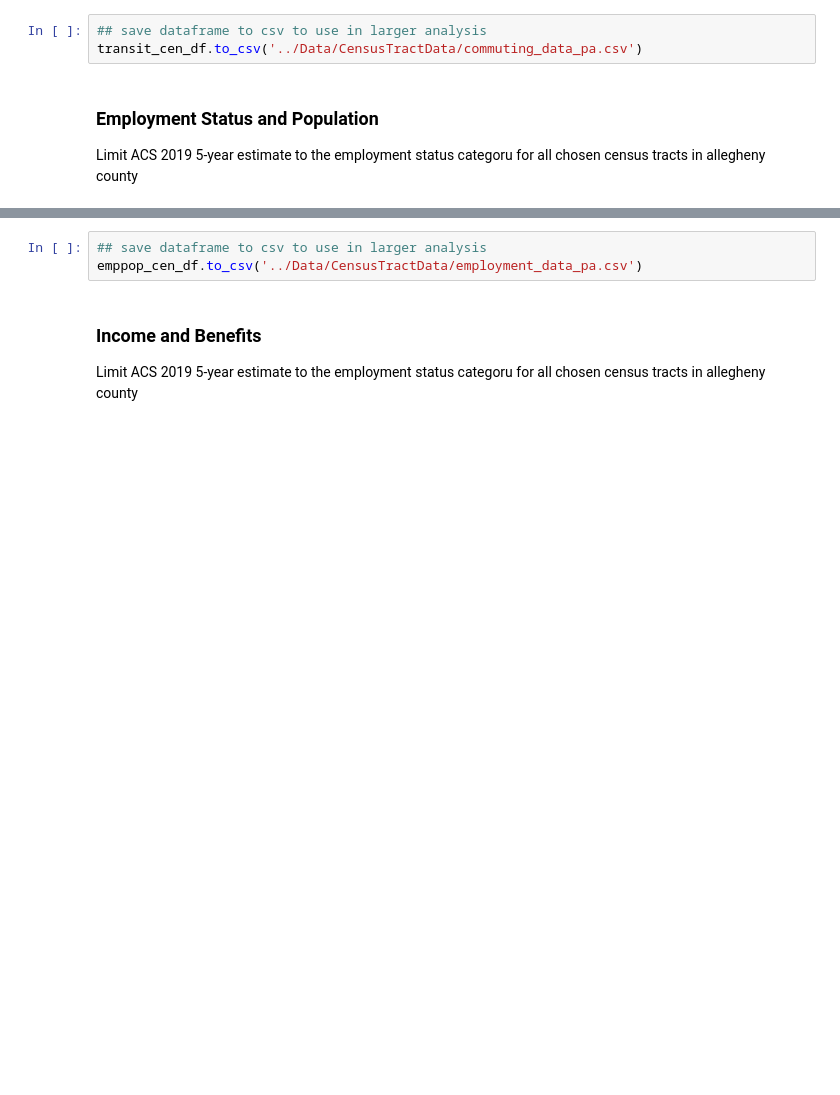
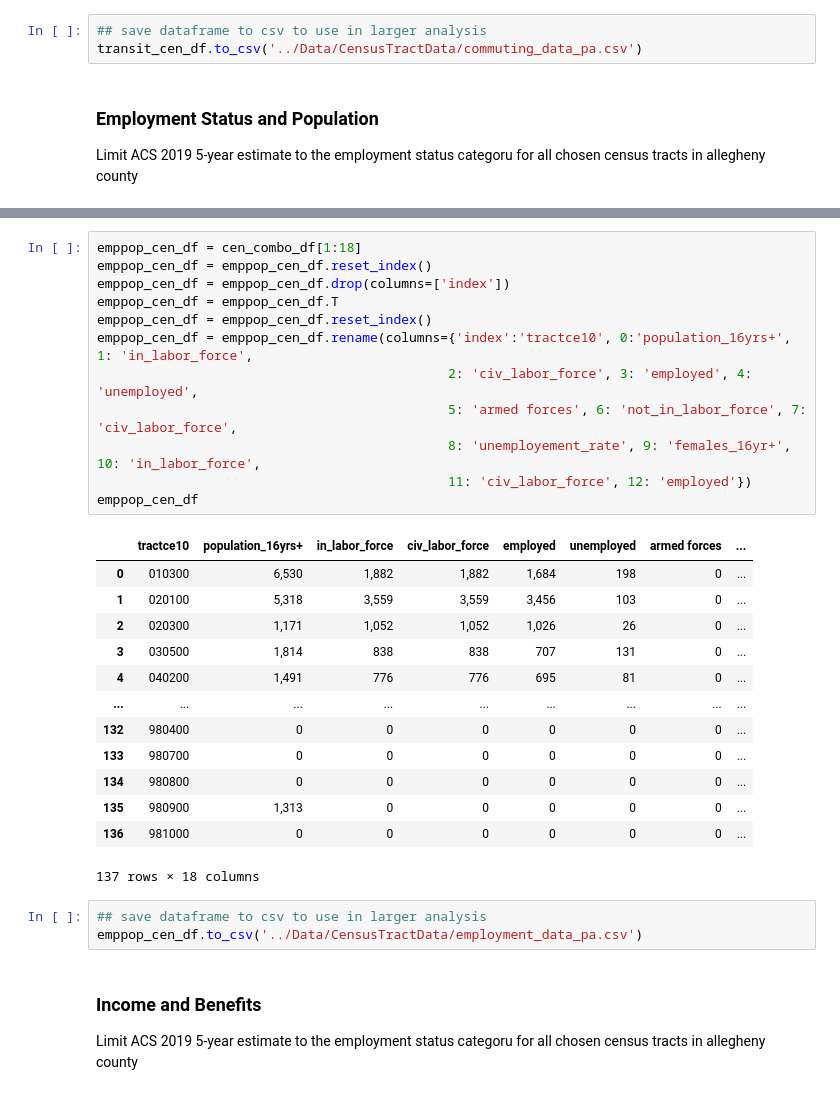
Before and after one commit to katelyn98/HealthyRide-Mapping, a Jupyter notebook: Notebooks/PittsburghCensusTractData.ipynb, the cells around one changed output, grey strips where cells are left out. Drawn from its saved outputs; the diff is of its cells as text; blank space fills up the shorter version.

```diff
--- a/Notebooks/PittsburghCensusTractData.ipynb
+++ b/Notebooks/PittsburghCensusTractData.ipynb
@@ -126,3 +123,29 @@ emppop_cen_df
+# %%
+emppop_cen_df = cen_combo_df[1:18]
+emppop_cen_df = emppop_cen_df.reset_index()
+emppop_cen_df = emppop_cen_df.drop(columns=['index'])
+emppop_cen_df = emppop_cen_df.T
+emppop_cen_df = emppop_cen_df.reset_index()
+emppop_cen_df = emppop_cen_df.rename(columns={'index':'tractce10', 0:'population_16yrs+', 1: 'in_labor_force',
+                                             2: 'civ_labor_force', 3: 'employed', 4: 'unemployed',
+                                             5: 'armed forces', 6: 'not_in_labor_force', 7: 'civ_labor_force',
+                                             8: 'unemployement_rate', 9: 'females_16yr+', 10: 'in_labor_force',
+                                             11: 'civ_labor_force', 12: 'employed'})
+emppop_cen_df
+# %% [output]
+|  | tractce10 | population_16yrs+ | in_labor_force | civ_labor_force | employed | unemployed | armed forces | ... |
+| 0 | 010300 | 6,530 | 1,882 | 1,882 | 1,684 | 198 | 0 | ... |
+| 1 | 020100 | 5,318 | 3,559 | 3,559 | 3,456 | 103 | 0 | ... |
+| 2 | 020300 | 1,171 | 1,052 | 1,052 | 1,026 | 26 | 0 | ... |
+| 3 | 030500 | 1,814 | 838 | 838 | 707 | 131 | 0 | ... |
+| 4 | 040200 | 1,491 | 776 | 776 | 695 | 81 | 0 | ... |
+| ... | ... | ... | ... | ... | ... | ... | ... | ... |
+| 132 | 980400 | 0 | 0 | 0 | 0 | 0 | 0 | ... |
+| 133 | 980700 | 0 | 0 | 0 | 0 | 0 | 0 | ... |
+| 134 | 980800 | 0 | 0 | 0 | 0 | 0 | 0 | ... |
+| 135 | 980900 | 1,313 | 0 | 0 | 0 | 0 | 0 | ... |
+| 136 | 981000 | 0 | 0 | 0 | 0 | 0 | 0 | ... |
+137 rows × 18 columns
 # %%
 ## save dataframe to csv to use in larger analysis
 emppop_cen_df.to_csv('../Data/CensusTractData/employment_data_pa.csv')
```
Also changed, not shown: parts of 7 cells of this notebook, 5 other files.
